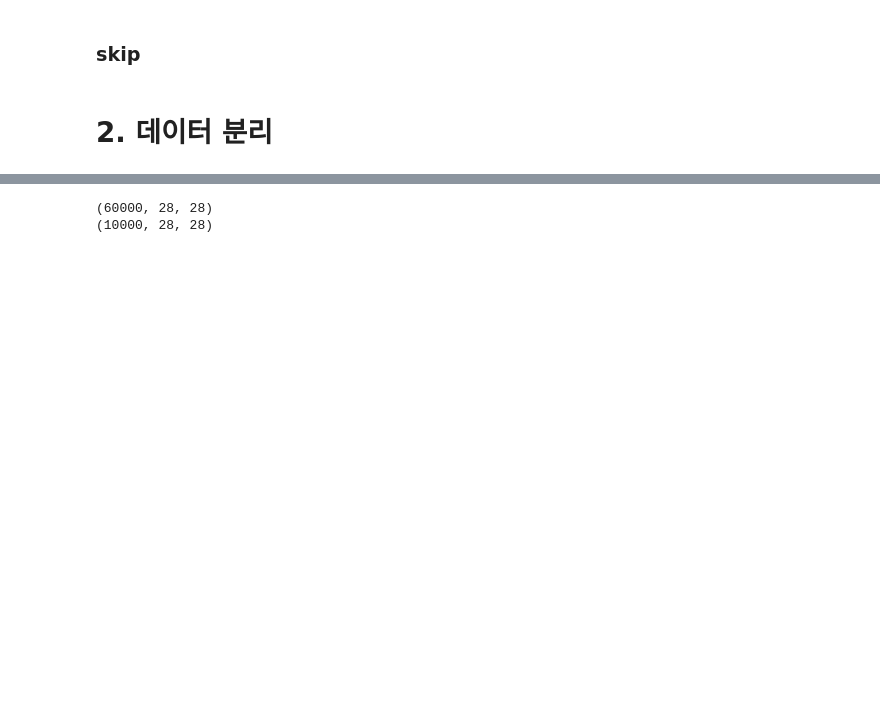
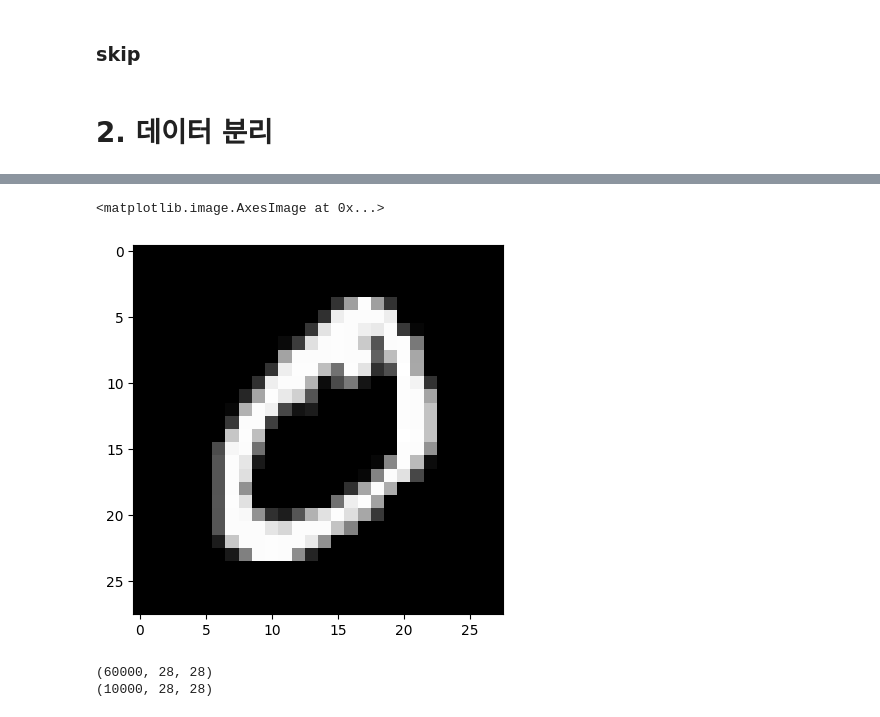
Before and after one commit to hyokwan/python-lecture, a Jupyter notebook: Session08 - 유형별로 실습하는 딥러닝/3. DL_Class_기본_mnist.ipynb, the cells around one changed output, grey strips where cells are left out. Drawn from its saved outputs; the diff is of its cells as text; code cells hidden in the pictures; blank space fills up the shorter version.

```diff
--- a/Session08 - 유형별로 실습하는 딥러닝/3. DL_Class_기본_mnist.ipynb
+++ b/Session08 - 유형별로 실습하는 딥러닝/3. DL_Class_기본_mnist.ipynb
@@ -128,3 +113,11 @@ plt.imshow(train_images[2],cmap="gray")
 ### skip
 # %% [markdown]
 # 2. 데이터 분리
+# %%
+import numpy as np
+import mnist
+
+train_images = mnist.train_images()
+train_labels = mnist.train_labels()
+test_images = mnist.test_images()
+test_labels = mnist.test_labels()
@@ -131,3 +162,8 @@ plt.imshow(train_images[2],cmap="gray")
+# %%
+plt.imshow(train_images[1],cmap="gray")
+# %% [output]
+<matplotlib.image.AxesImage at 0x...>
+[figure, added]
 # %%
 # 이미지 정규화
 train_images = (train_images / 255)
```
Also changed, not shown: parts of 28 cells of this notebook, 2 other files.
